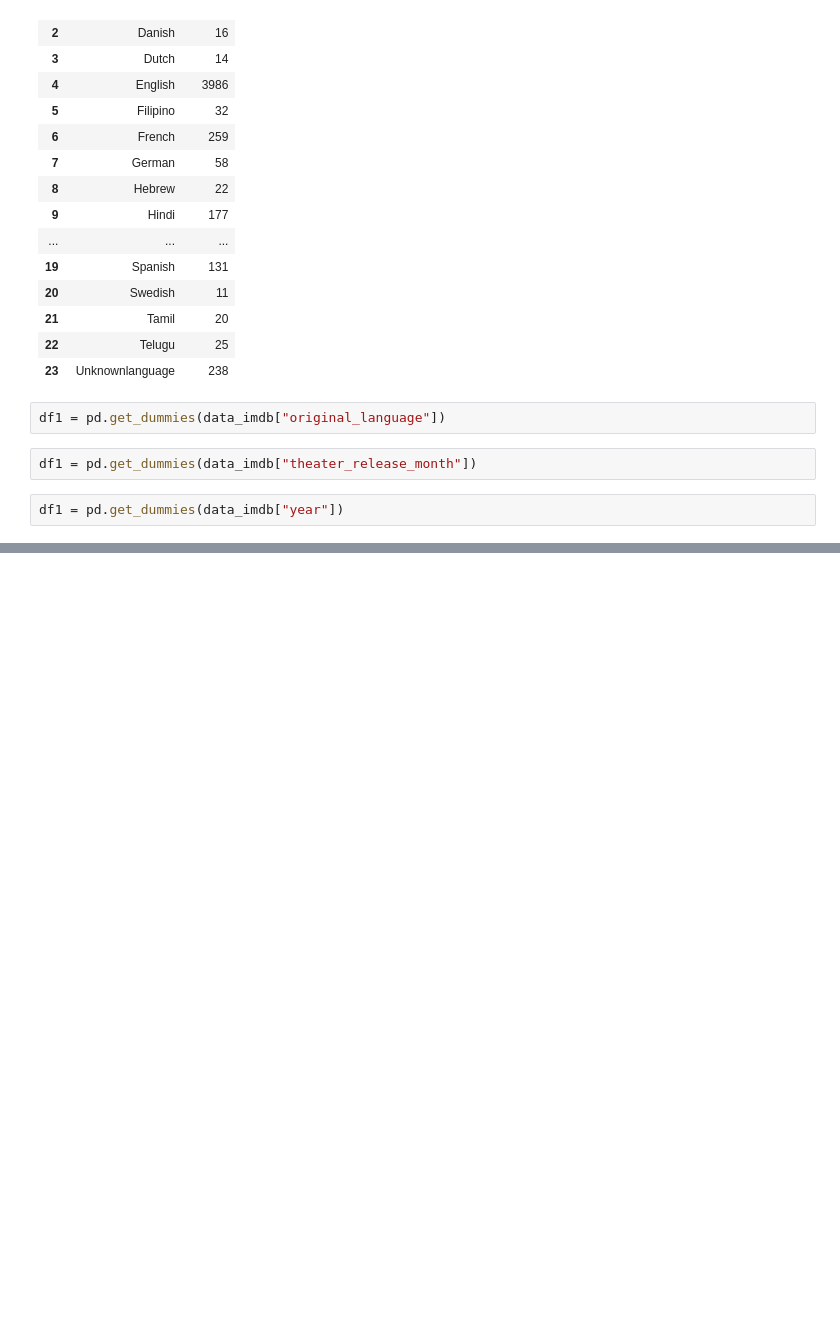
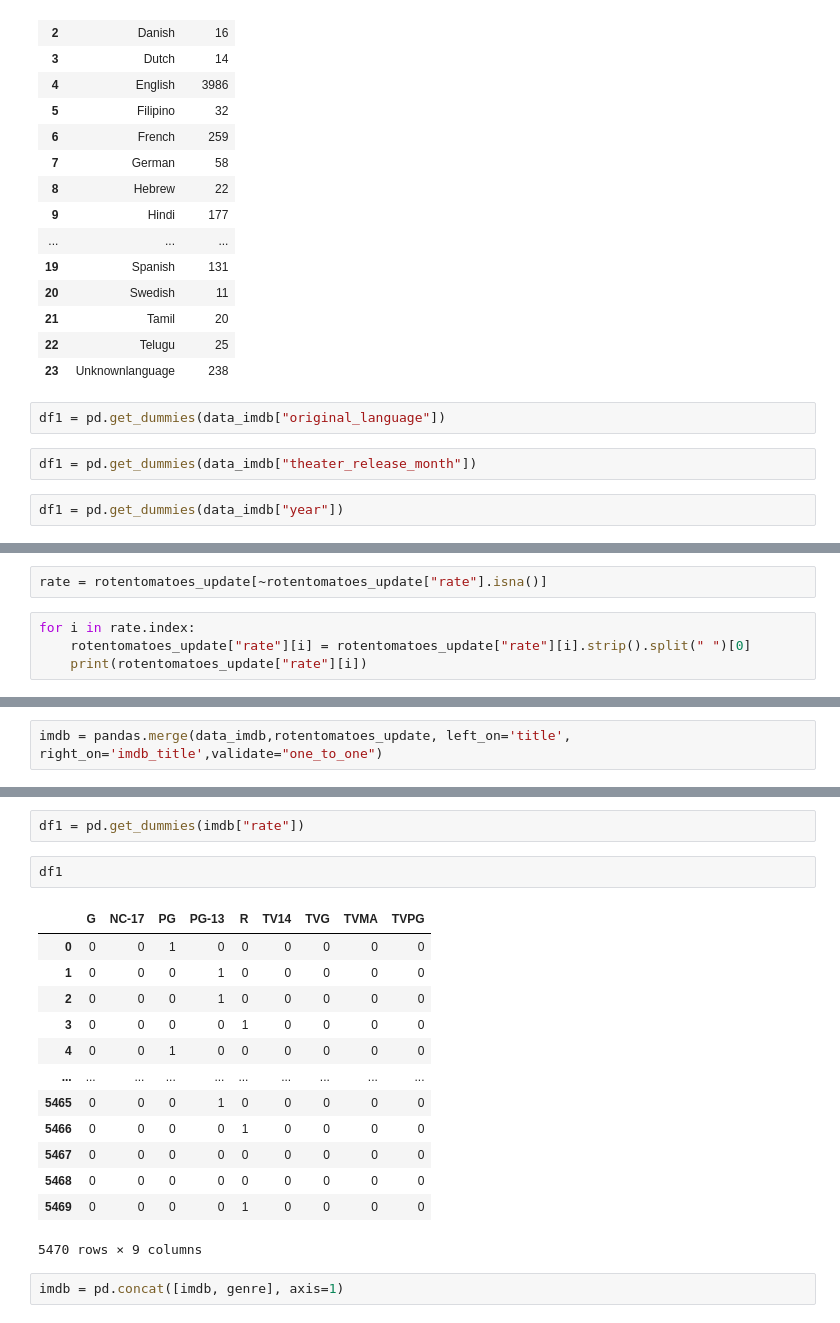
Before and after one commit to vutriancode/BI_project, a Jupyter notebook: predict_model/movie_prediction.ipynb, the cells around one changed output, grey strips where cells are left out. Drawn from its saved outputs; the diff is of its cells as text; blank space fills up the shorter version.

```diff
--- a/predict_model/movie_prediction.ipynb
+++ b/predict_model/movie_prediction.ipynb
@@ -89,0 +147,6 @@ df1
+# %%
+rate = rotentomatoes_update[~rotentomatoes_update["rate"].isna()]
+# %%
+for i in rate.index:
+    rotentomatoes_update["rate"][i] = rotentomatoes_update["rate"][i].strip().split(" ")[0]
+    print(rotentomatoes_update["rate"][i])
@@ -89,0 +183,2 @@ df1
+# %%
+imdb = pandas.merge(data_imdb,rotentomatoes_update, left_on='title', right_on='imdb_title',validate="one_to_one")
@@ -89,0 +225,20 @@ df1
+# %%
+df1 = pd.get_dummies(imdb["rate"])
+# %%
+df1
+# %% [output]
+|  | G | NC-17 | PG | PG-13 | R | TV14 | TVG | TVMA | TVPG |
+| 0 | 0 | 0 | 1 | 0 | 0 | 0 | 0 | 0 | 0 |
+| 1 | 0 | 0 | 0 | 1 | 0 | 0 | 0 | 0 | 0 |
+| 2 | 0 | 0 | 0 | 1 | 0 | 0 | 0 | 0 | 0 |
+| 3 | 0 | 0 | 0 | 0 | 1 | 0 | 0 | 0 | 0 |
+| 4 | 0 | 0 | 1 | 0 | 0 | 0 | 0 | 0 | 0 |
+| ... | ... | ... | ... | ... | ... | ... | ... | ... | ... |
+| 5465 | 0 | 0 | 0 | 1 | 0 | 0 | 0 | 0 | 0 |
+| 5466 | 0 | 0 | 0 | 0 | 1 | 0 | 0 | 0 | 0 |
+| 5467 | 0 | 0 | 0 | 0 | 0 | 0 | 0 | 0 | 0 |
+| 5468 | 0 | 0 | 0 | 0 | 0 | 0 | 0 | 0 | 0 |
+| 5469 | 0 | 0 | 0 | 0 | 1 | 0 | 0 | 0 | 0 |
+5470 rows × 9 columns
+# %%
+imdb = pd.concat([imdb, genre], axis=1)
```
Also changed, not shown: parts of 18 cells of this notebook, 2 other files.
